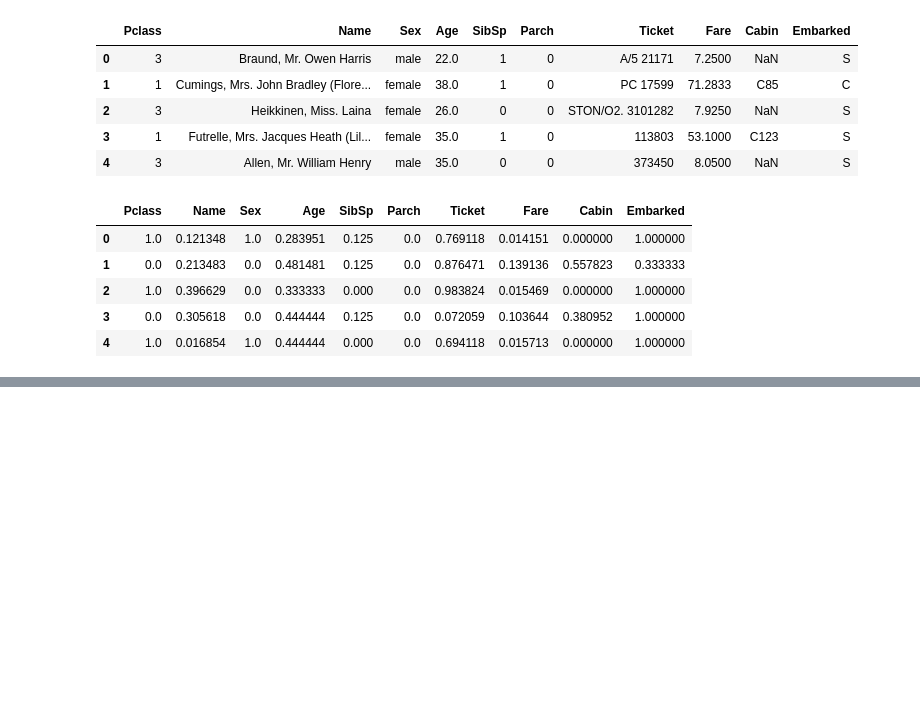
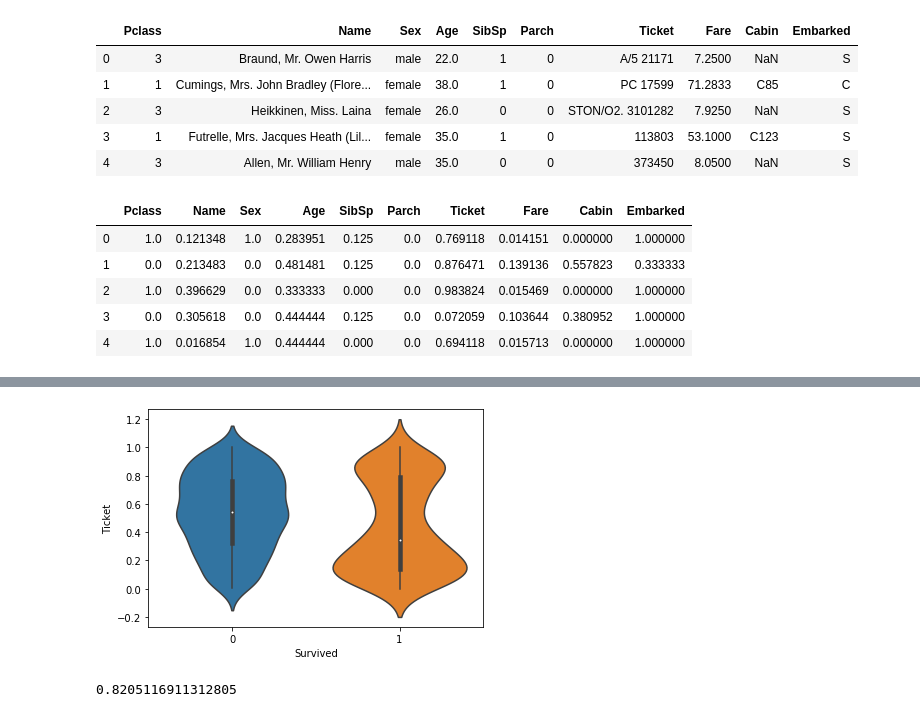
Before and after one commit to roger7904/4th-ML100Days, a Jupyter notebook: homework/Day_031_HW.ipynb, the cells around one changed output, grey strips where cells are left out. Cells and saved outputs as stored; diff of their text form; code cells hidden in the pictures; blank space fills up the shorter version.

```diff
--- a/homework/Day_031_HW.ipynb
+++ b/homework/Day_031_HW.ipynb
@@ -96,4 +102,6 @@ plt.show()
 # %%
 # 第二名
-sns.regplot(x=train_Y, y=df['2ed_char'], fit_reg=False)
+sns.violinplot(x=train_Y, y=df['Ticket'], fit_reg=False)
 plt.show()
+# %% [output]
+[figure, added]
@@ -106,0 +108,10 @@ cross_val_score(estimator, train_X, train_Y, cv=5).mean()
+# %%
+# 製作新特徵看效果
+df['Add_char'] = (df['Sex'] + df['Ticket']) / 2
+df['Multi_char'] = df['Sex'] * df['Ticket']
+df['ST_div1p'] = df['Sex'] / (df['Ticket']+1) * 2
+df['TS_div1p'] = df['Ticket'] / (df['Sex']+1) * 2
+train_X = MMEncoder.fit_transform(df)
+cross_val_score(estimator, train_X, train_Y, cv=5).mean()
+# %% [output]
+0.8205116911312805
```
Also changed, not shown: parts of 7 cells of this notebook.
